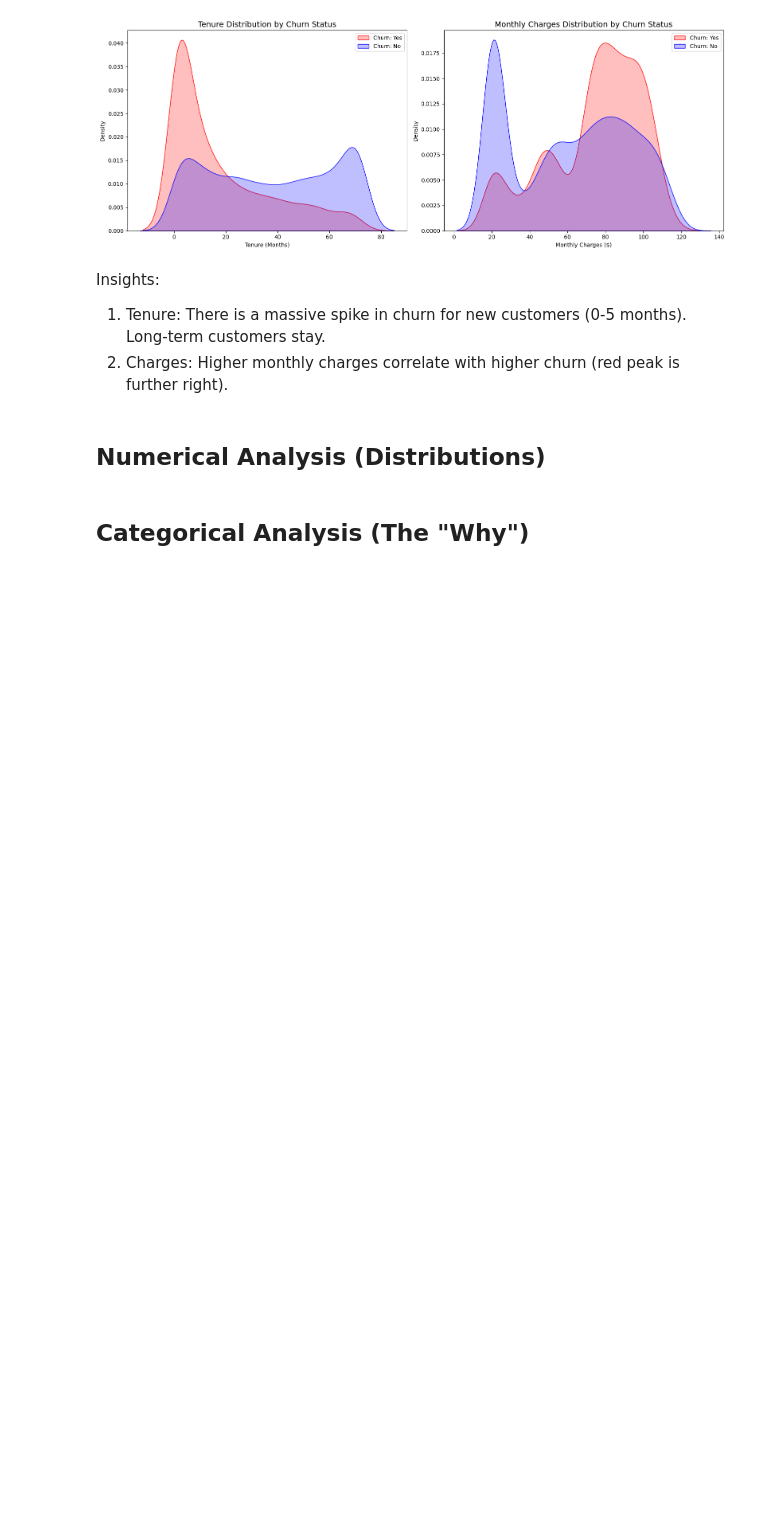
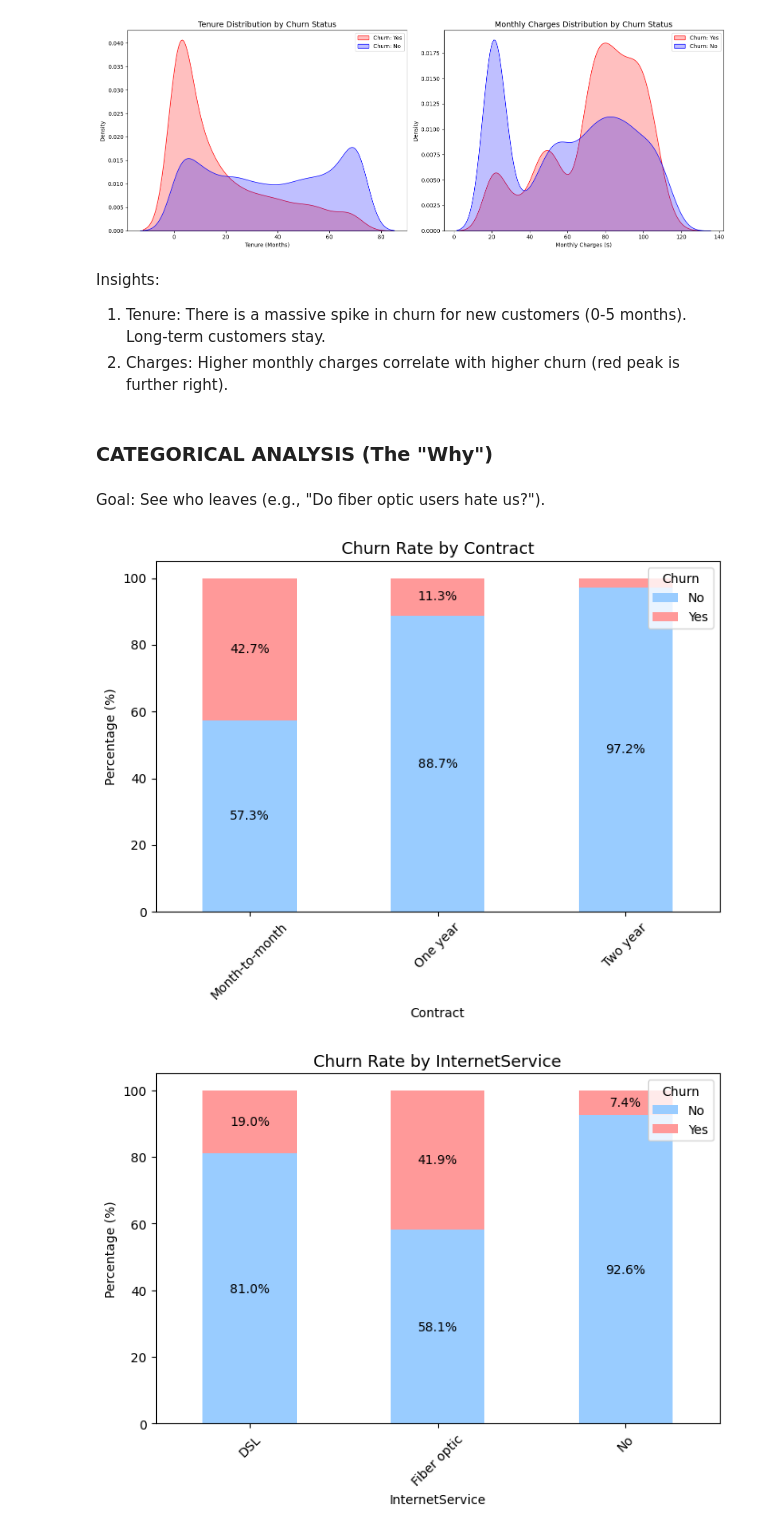
Before and after one commit to scythe410/telco-customer-churn-analysis, a Jupyter notebook: notebooks/exploratory/01-eda-and-visualization.ipynb, the cells around one changed output. Cells and saved outputs as stored; diff of their text form; code cells hidden in the pictures; blank space fills up the shorter version.

Commit message:
feat: EDA with categorical and correlation analysis

```diff
--- a/notebooks/exploratory/01-eda-and-visualization.ipynb
+++ b/notebooks/exploratory/01-eda-and-visualization.ipynb
@@ -230,7 +224,42 @@ Insights:
 
 1. Tenure: There is a massive spike in churn for new customers (0-5 months). Long-term customers stay.
 2. Charges: Higher monthly charges correlate with higher churn (red peak is further right).
-# %% [markdown]
-## <b>Numerical Analysis (Distributions)</b>
 # %% [markdown]
-## <b>Categorical Analysis (The "Why")</b>
+### CATEGORICAL ANALYSIS (The "Why")
+# %% [markdown]
+Goal: See who leaves (e.g., "Do fiber optic users hate us?").
+# %%
+def plot_categorical_churn(feature):
+    temp = pd.crosstab(df[feature], df['Churn'], normalize='index') * 100
+
+    ax = temp.plot(kind='bar',
+                   stacked=True,
+                   figsize=(8, 5),
+                   color=['#99ccff', '#ff9999'])  # light blue, light red
+
+    plt.title(f'Churn Rate by {feature}', fontsize=13)
+    plt.xlabel(feature)
+    plt.ylabel('Percentage (%)')
+    plt.legend(title='Churn', loc='upper right', labels=['No', 'Yes'])
+    plt.xticks(rotation=45)
+
+    for p in ax.patches:
+        width, height = p.get_width(), p.get_height()
+        x, y = p.get_xy()
+        if height > 5:
+            ax.text(x + width / 2, y + height / 2,
+                    '{:.1f}%'.format(height),
+                    ha='center', va='center',
+                    color='black')  # black text looks cleaner
+
+    plt.show()
+
+
+# Running the function for key features
+features_to_check = ['Contract', 'InternetService', 'PaymentMethod']
+
+for f in features_to_check:
+    plot_categorical_churn(f)
+# %% [output]
+[figure, added]
+[figure, added]
```
Also changed, not shown: parts of 18 cells of this notebook.
